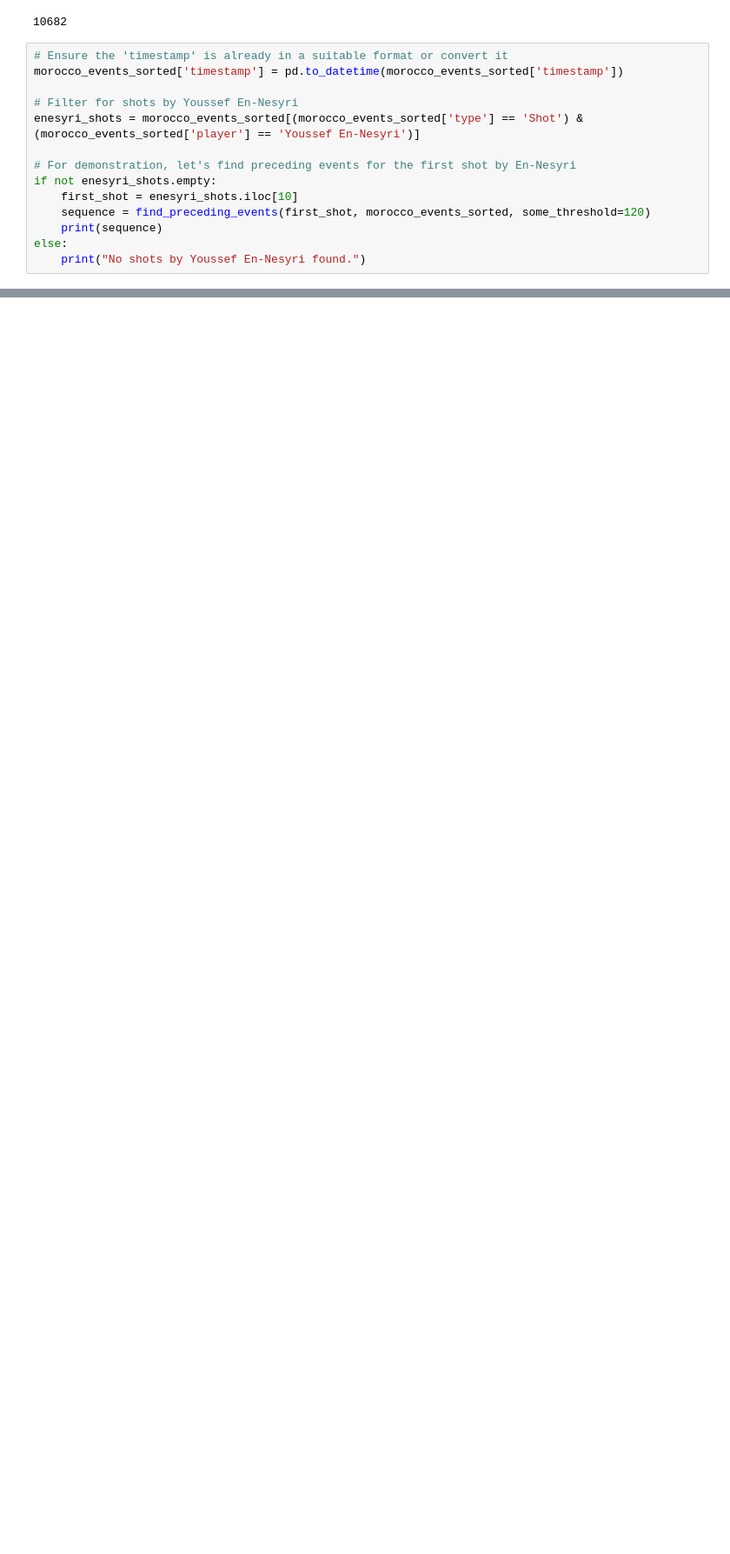
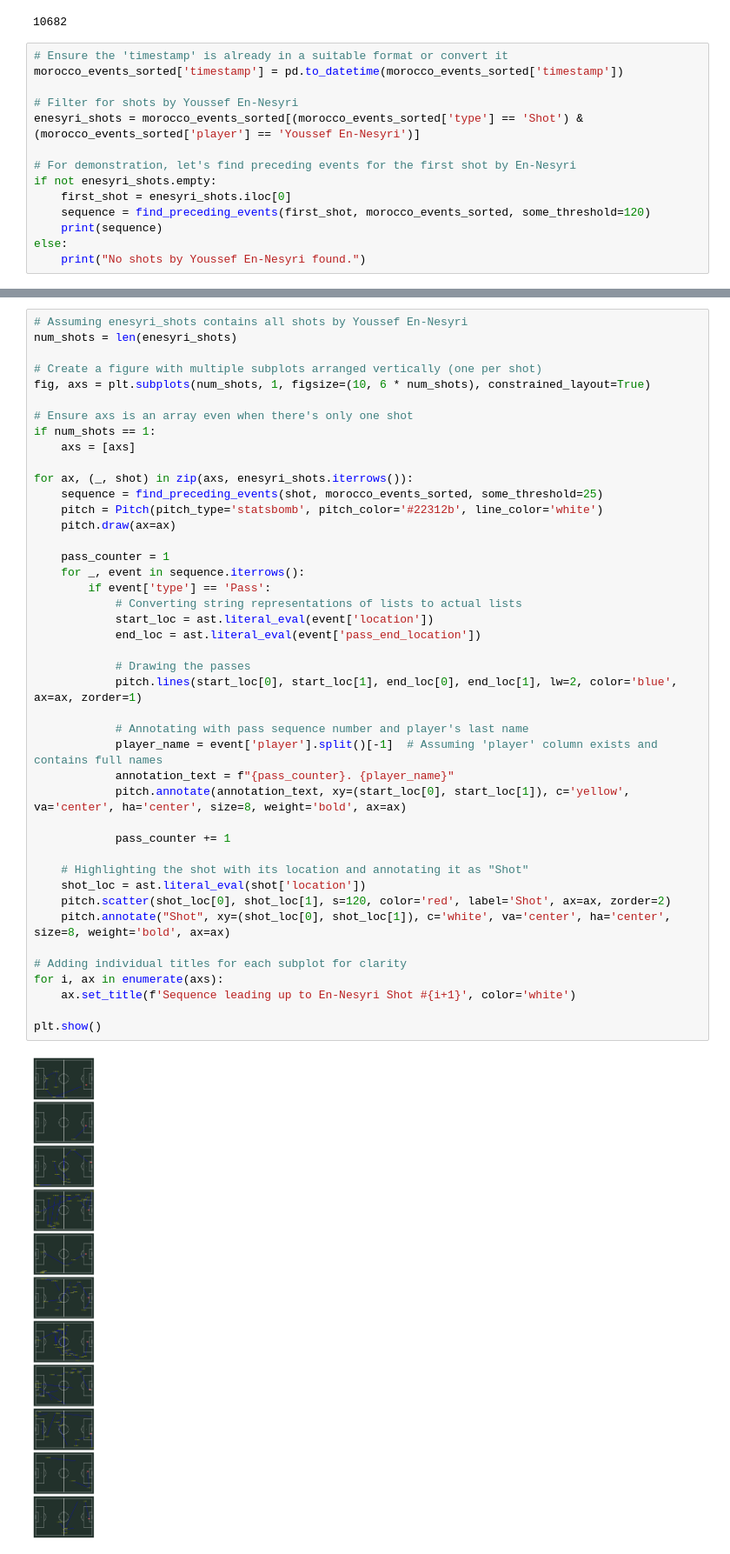
Before and after one commit to kwonionsoup/Soccer_Project, a Jupyter notebook: visualization.ipynb, the cells around one changed output, grey strips where cells are left out. Shown: that part at 87% size. Drawn from its saved outputs; the diff is of its cells as text; blank space fills up the shorter version.

Commit message:
Drew sequence of all the shots

```diff
--- a/visualization.ipynb
+++ b/visualization.ipynb
@@ -285,7 +264,7 @@ enesyri_shots = morocco_events_sorted[(morocco_events_sorted['type'] == 'Shot')
 
 # For demonstration, let's find preceding events for the first shot by En-Nesyri
 if not enesyri_shots.empty:
-    first_shot = enesyri_shots.iloc[10]
+    first_shot = enesyri_shots.iloc[0]
     sequence = find_preceding_events(first_shot, morocco_events_sorted, some_threshold=120)
     print(sequence)
 else:
@@ -312,0 +290,45 @@ else:
+# %%
+# Assuming enesyri_shots contains all shots by Youssef En-Nesyri
+num_shots = len(enesyri_shots)
+
+# Create a figure with multiple subplots arranged vertically (one per shot)
+fig, axs = plt.subplots(num_shots, 1, figsize=(10, 6 * num_shots), constrained_layout=True)
+
+# Ensure axs is an array even when there's only one shot
+if num_shots == 1:
+    axs = [axs]
+
+for ax, (_, shot) in zip(axs, enesyri_shots.iterrows()):
+    sequence = find_preceding_events(shot, morocco_events_sorted, some_threshold=25)
+    pitch = Pitch(pitch_type='statsbomb', pitch_color='#22312b', line_color='white')
+    pitch.draw(ax=ax)
+
+    pass_counter = 1
+    for _, event in sequence.iterrows():
+        if event['type'] == 'Pass':
+            # Converting string representations of lists to actual lists
+            start_loc = ast.literal_eval(event['location'])
+            end_loc = ast.literal_eval(event['pass_end_location'])
+
+            # Drawing the passes
+            pitch.lines(start_loc[0], start_loc[1], end_loc[0], end_loc[1], lw=2, color='blue', ax=ax, zorder=1)
+
+            # Annotating with pass sequence number and player's last name
+            player_name = event['player'].split()[-1]  # Assuming 'player' column exists and contains full names
+            annotation_text = f"{pass_counter}. {player_name}"
+            pitch.annotate(annotation_text, xy=(start_loc[0], start_loc[1]), c='yellow', va='center', ha='center', size=8, weight='bold', ax=ax)
+
+            pass_counter += 1
+
+    # Highlighting the shot with its location and annotating it as "Shot"
+    shot_loc = ast.literal_eval(shot['location'])
+    pitch.scatter(shot_loc[0], shot_loc[1], s=120, color='red', label='Shot', ax=ax, zorder=2)
+    pitch.annotate("Shot", xy=(shot_loc[0], shot_loc[1]), c='white', va='center', ha='center', size=8, weight='bold', ax=ax)
+
+# Adding individual titles for each subplot for clarity
+for i, ax in enumerate(axs):
+    ax.set_title(f'Sequence leading up to En-Nesyri Shot #{i+1}', color='white')
+
+plt.show()
+# %% [output]
+[figure, added]
```
Also changed, not shown: parts of 2 cells of this notebook.
